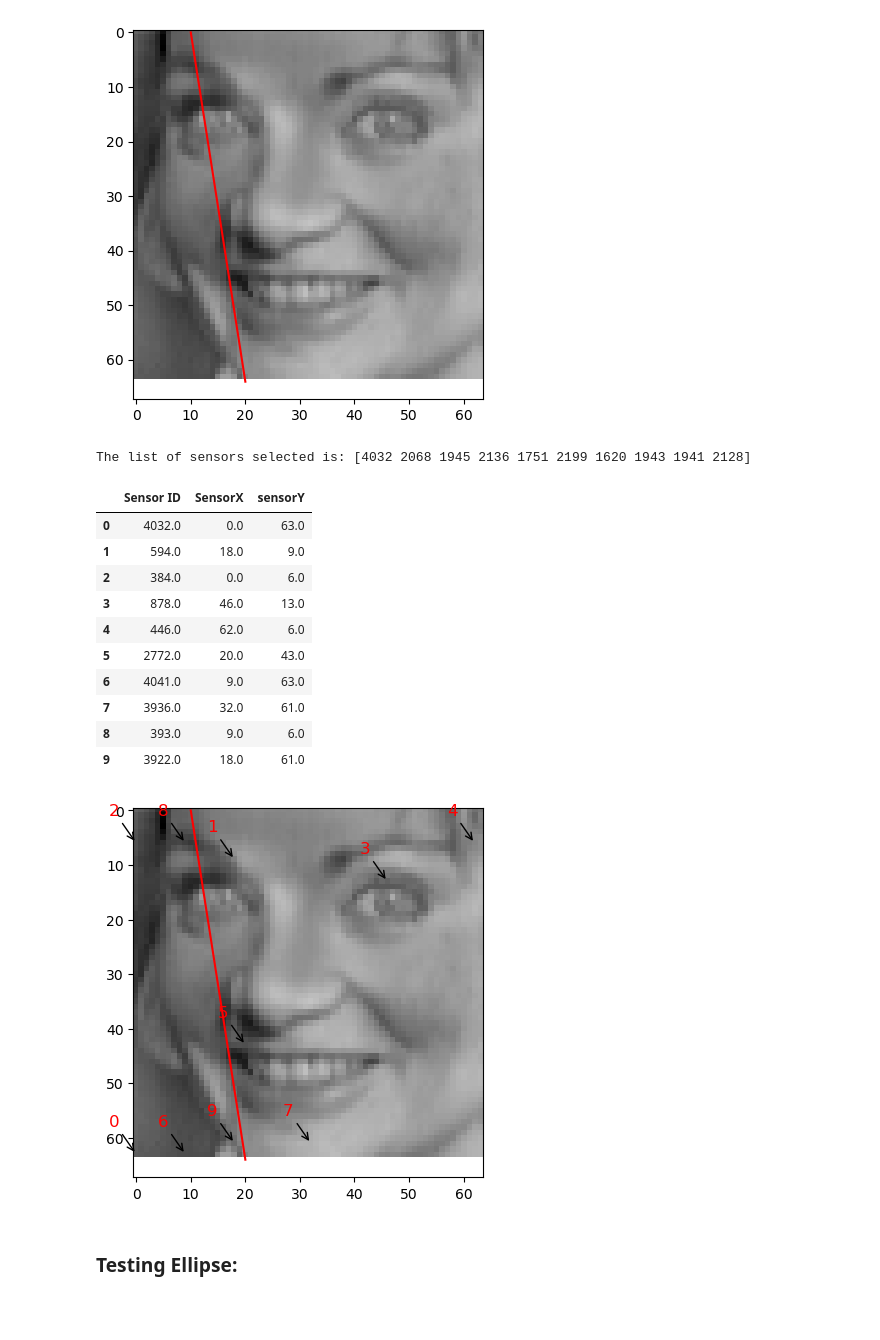
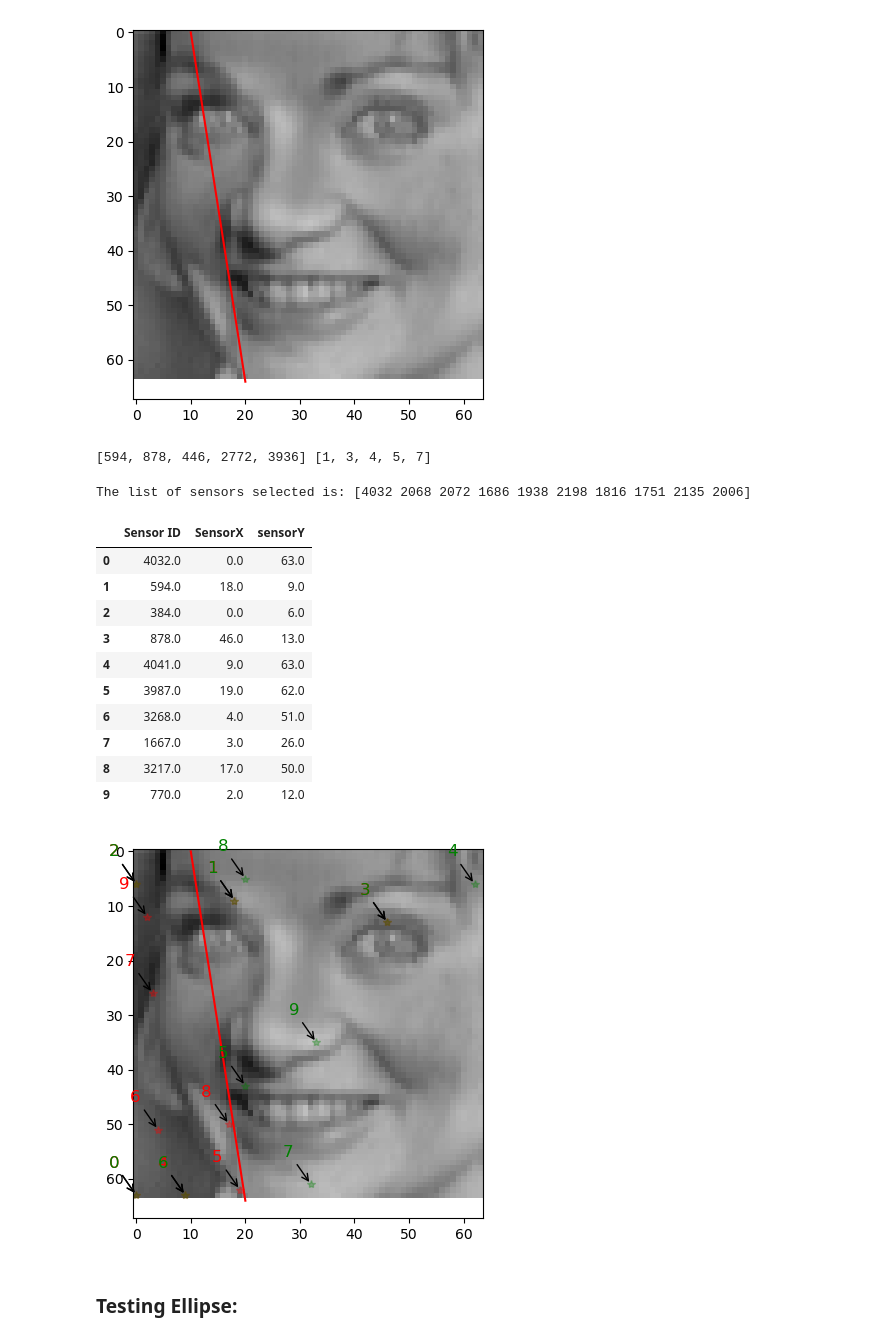
Before and after one commit to dynamicslab/pysensors, a Jupyter notebook: examples/functional_constraints_class.ipynb, the cells around one changed output. Cells and saved outputs as stored; diff of their text form; code cells hidden in the pictures; blank space fills up the shorter version.

Commit message:
few changes for the constraint class

```diff
--- a/examples/functional_constraints_class.ipynb
+++ b/examples/functional_constraints_class.ipynb
@@ -50,3 +50,11 @@ plot_gallery("First few centered faces", X[:n_components])
 X_train, X_test = X[:300], X[300:]
 # %% [markdown]
 ### Unconstrained sensor placaement:
+# %%
+n_sensors = min(n_features,300)
+n_modes = n_sensors
+basis_unconst = ps.basis.SVD(n_basis_modes = n_modes)
+optimizer_unconst_full = ps.optimizers.QR()
+model_unconst_full = ps.SSPOR(basis = basis_unconst, optimizer = optimizer_unconst_full, n_sensors = n_sensors)
+model_unconst_full.fit(X_train)
+all_sensors_unconst_full = model_unconst_full.get_all_sensors()
@@ -102,7 +146,7 @@ for ind,i in enumerate(range(len(xTopUnc))):
 
 Suppose the user wants to constrain a circular aea centered at x = 20, y = 30 with a radius (r = 5)
 # %%
-circle = ps.utils._constraints.Circle(center_x = 20, center_y = 30, radius = 5, loc = 'out', data = X_train) #Plotting the constrained circle
+circle = ps.utils._constraints.Circle(center_x = 20, center_y = 30, radius = 5, data = X_train,loc='out') #Plotting the constrained circle
 circle.draw_constraint() ###Plotting just the constraint
 # %% [output]
 [figure]
@@ -180,9 +244,12 @@ line1.plot_constraint_on_data(plot_type='image') ## Plotting the constraint on t
 [figure]
 # %%
 const_idx1, rank1 = line1.get_constraint_indices(all_sensors=all_sensors_unconst, info = (64,64))
+print(const_idx1[:5], rank1[:5])
+# %% [output]
+[594, 878, 446, 2772, 3936] [1, 3, 4, 5, 7]
 # %%
 # Define the number of constrained sensors allowed (s)
-n_const_sensors = 5
+n_const_sensors = 2
 
 # Define the GQR optimizer for the exact_n sensor placement strategy
 optimizer_line = ps.optimizers.GQR()
@@ -206,7 +273,7 @@ yTopConstLine = np.floor(top_sensors_line/np.sqrt(n_features))
 
 print('The list of sensors selected is: {}'.format(top_sensors_exact))
 # %% [output]
-The list of sensors selected is: [4032 2068 1945 2136 1751 2199 1620 1943 1941 2128]
+The list of sensors selected is: [4032 2068 2072 1686 1938 2198 1816 1751 2135 2006]
 # %%
 data_sens_line = line1.sensors_dataframe(sensors = top_sensors_line)
 data_sens_line
@@ -216,17 +283,18 @@ data_sens_line
 | 1 | 594.0 | 18.0 | 9.0 |
 | 2 | 384.0 | 0.0 | 6.0 |
 | 3 | 878.0 | 46.0 | 13.0 |
-| 4 | 446.0 | 62.0 | 6.0 |
-| 5 | 2772.0 | 20.0 | 43.0 |
-| 6 | 4041.0 | 9.0 | 63.0 |
-| 7 | 3936.0 | 32.0 | 61.0 |
-| 8 | 393.0 | 9.0 | 6.0 |
-| 9 | 3922.0 | 18.0 | 61.0 |
+| 4 | 4041.0 | 9.0 | 63.0 |
+| 5 | 3987.0 | 19.0 | 62.0 |
+| 6 | 3268.0 | 4.0 | 51.0 |
+| 7 | 1667.0 | 3.0 | 26.0 |
+| 8 | 3217.0 | 17.0 | 50.0 |
+| 9 | 770.0 | 2.0 | 12.0 |
 # %%
 line1.plot_constraint_on_data(plot_type='image') ## Plotting the constraint on the data!
 line1.annotate_sensors(sensors = top_sensors_line)
+line1.annotate_sensors(sensors = sensors_unconst,color='green')
 # %% [output]
-[figure, old version]
+[figure, new version]
 # %% [markdown]
 ### Testing Ellipse:
 # %%
```
Also changed, not shown: parts of 34 cells of this notebook, 4 other files.
